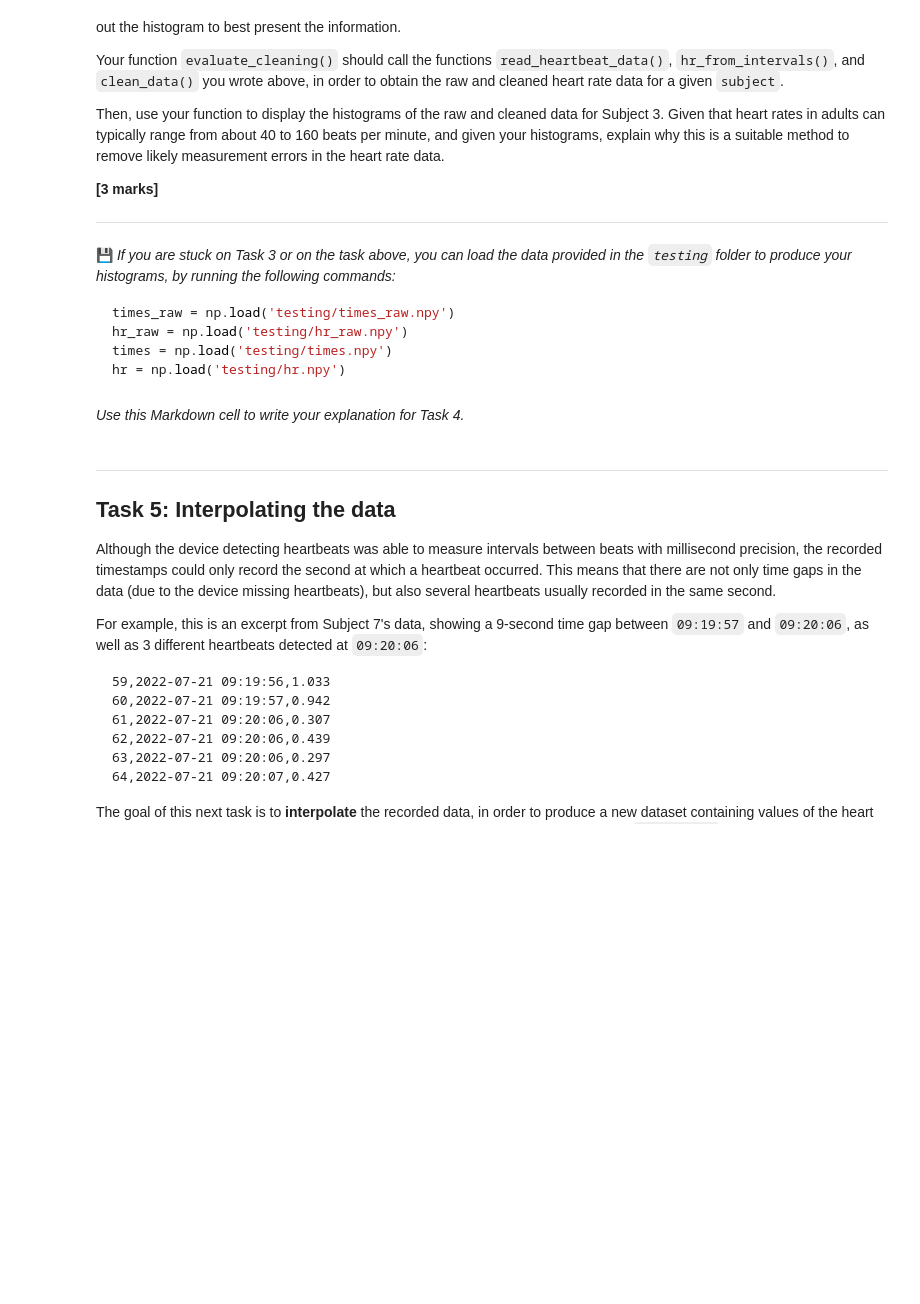
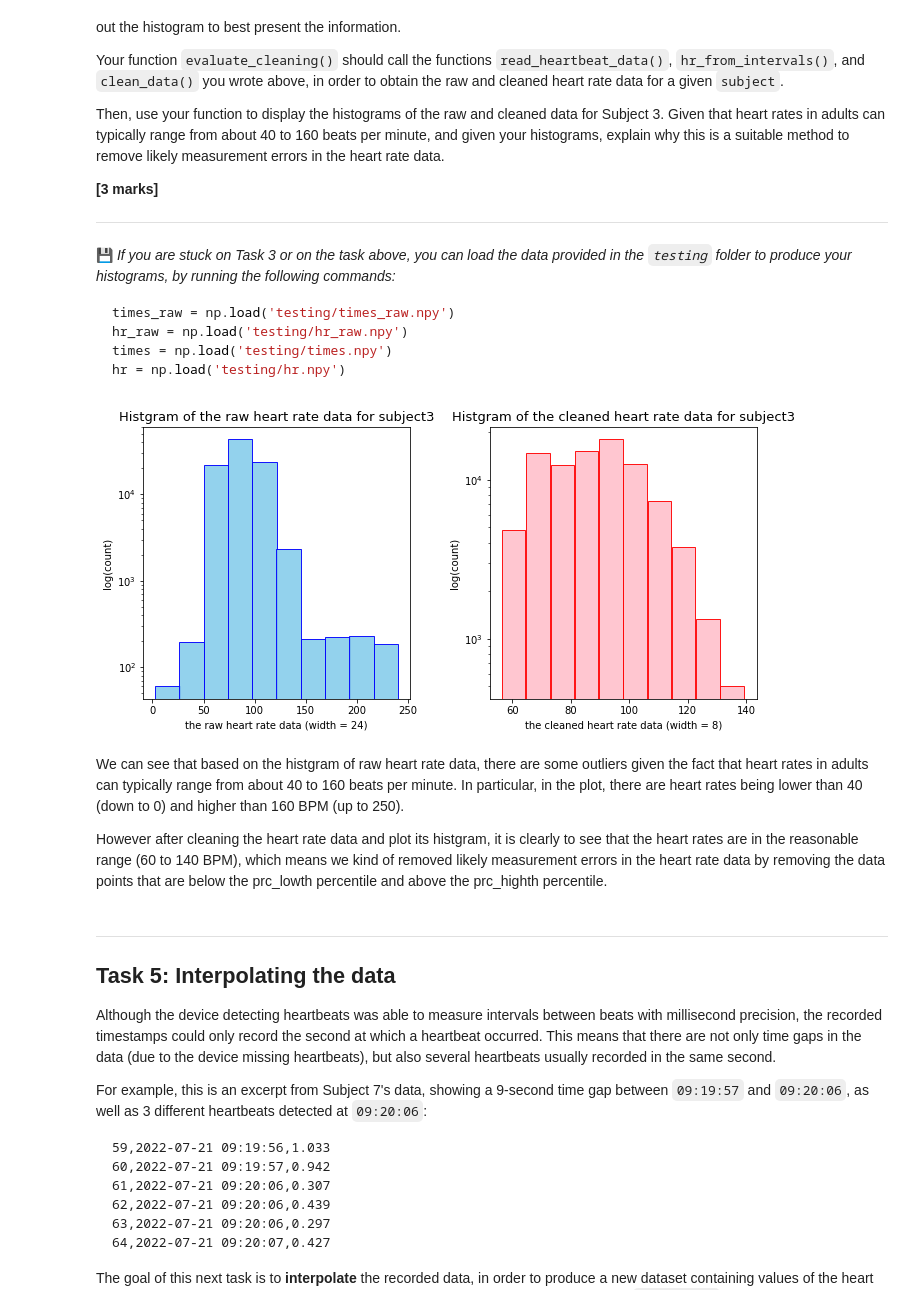
Before and after one commit to Kellywu320/pp-project-1-Kellywu320, a Jupyter notebook: project-1.ipynb, the cells around one changed output. Cells and saved outputs as stored; diff of their text form; code cells hidden in the pictures; blank space fills up the shorter version.

Commit message:
finished Task 4b

````diff
--- a/project-1.ipynb
+++ b/project-1.ipynb
@@ -272,7 +272,8 @@ def read_heartbeat_data(subject):
     This function reads the data in heartbeats.txt for the given input argument,
     and returns it as two NumPy vectors.
 
-    Input: an integer subject between 1 and 10
+    Input:
+    subject -> an integer between 1 and 10
 
     Output:
 
@@ -333,7 +334,8 @@ def hr_from_intervals(intervals):
     '''
     This function aims to calculate the instantaneous heart rates in beats per minute (BPM)
 
-    Input: a NumPy vector containing heartbeat interval data
+    Input:
+    intervals -> a NumPy vector containing heartbeat interval data
 
     Output:
     a NumPy vector of the same length of the input argument;
@@ -482,8 +449,76 @@ hr = np.load('testing/hr.npy')
 ```
 # %%
 def evaluate_cleaning(subject):
+
+    '''
+    This function aims to plot two histgrams for a particular subject
+
+    Input:
+    subject -> an integer between 1 and 10
+
+    Output: a figure contains two subplots on one row
+    1) a histogram of the raw heart rate data (with width and the subject number being specified)
+    2) a histogram of the cleaned heart rate data, where the bottom 1% and the top 1% of the values have been removed
+       (with width and the subject number being specified)
+    '''
+
+    # Check that the input argument is between 1 and 10
+    if (subject < 1) or (subject > 10) :
+        raise ValueError('Please enter a value between 1 and 10 for subject.')
+
+    # Check that the input argument is an integer
+    if not isinstance(subject, int):
+        raise TypeError('Please enter an integer value for subject.')
+
+    # call previous functions to obtain the raw and cleaned heart rate data
+    intervals = read_heartbeat_data(subject)[1]
+    times_raw = read_heartbeat_data(subject)[0]
+    hr_raw = hr_from_intervals(intervals)
+    # cleaned heart rate data where the bottom 1% and the top 1% of the values have been removed
+    # (pro_low = 1, pro_high = 99)
+    hr_clean = clean_data(times_raw, hr_raw, 1, 99)[1]
+
+    # draw a figure with 2 subplots on one row
+    fig, ax = plt.subplots(1,2,figsize = (11,5))
+    # calculate the widths for the two subplots based on the number of group being 10
+    # and round them to the nearst integer
+    width_raw = round((max(hr_raw)-min(hr_raw))/10,)
+    width_clean = round((max(hr_clean)-min(hr_clean))/10)
+
+    # a histgram of raw heart rate data (set width to "width_raw" to better display the data)
+    ax[0].hist(hr_raw, width = width_raw, alpha = 0.9, ec='blue', color="skyblue")
+    # use a logarithmic scale on the y-axis
+    ax[0].set_yscale('log')
+    # add a label to the x axis (specifying the width being used for a particular subject)
+    ax[0].set_xlabel(f"the raw heart rate data (width = {width_raw})")
+    # add a label to the y axis
+    ax[0].set_ylabel("log(count)")
+    # add an appropriate title
+    ax[0].set_title(f"Histgram of the raw heart rate data for subject{subject}",fontsize=13)
+
+
+    # a histgram of the cleaned heart rate data (set width to "width_clean" to better display the data)
+    ax[1].hist(hr_clean, width = width_clean, alpha = 0.9, ec='red', color="pink")
+    # use a logarithmic scale on the y-axis
+    ax[1].set_yscale('log')
+    # add a label to the x axis (specifying the width being used for a particular subject)
+    ax[1].set_xlabel(f"the cleaned heart rate data (width = {width_clean})")
+    # add a label to the y axis
+    ax[1].set_ylabel("log(count)")
+    # add an appropriate title
+    ax[1].set_title(f"Histgram of the cleaned heart rate data for subject{subject}",fontsize=13)
+
+    # change the space between the two subplots
+    plt.subplots_adjust(left=None, bottom=None, right=None, top=None, hspace=None, wspace = 0.3)
+    plt.show()
+
+evaluate_cleaning(3)
+# %% [output]
+[figure, added]
 # %% [markdown]
-*Use this Markdown cell to write your explanation for Task 4.*
+We can see that based on the histgram of raw heart rate data, there are some outliers given the fact that heart rates in adults can typically range from about 40 to 160 beats per minute. In particular, in the plot, there are heart rates being lower than 40 (down to 0) and higher than 160 BPM (up to 250).
+
+However after cleaning the heart rate data and plot its histgram, it is clearly to see that the heart rates are in the reasonable range (60 to 140 BPM), which means we kind of removed likely measurement errors in the heart rate data by removing the data points that are below the prc_lowth percentile and above the prc_highth percentile.
 # %% [markdown]
 ---
 ## Task 5: Interpolating the data
````
Also changed, not shown: parts of 3 cells of this notebook.
